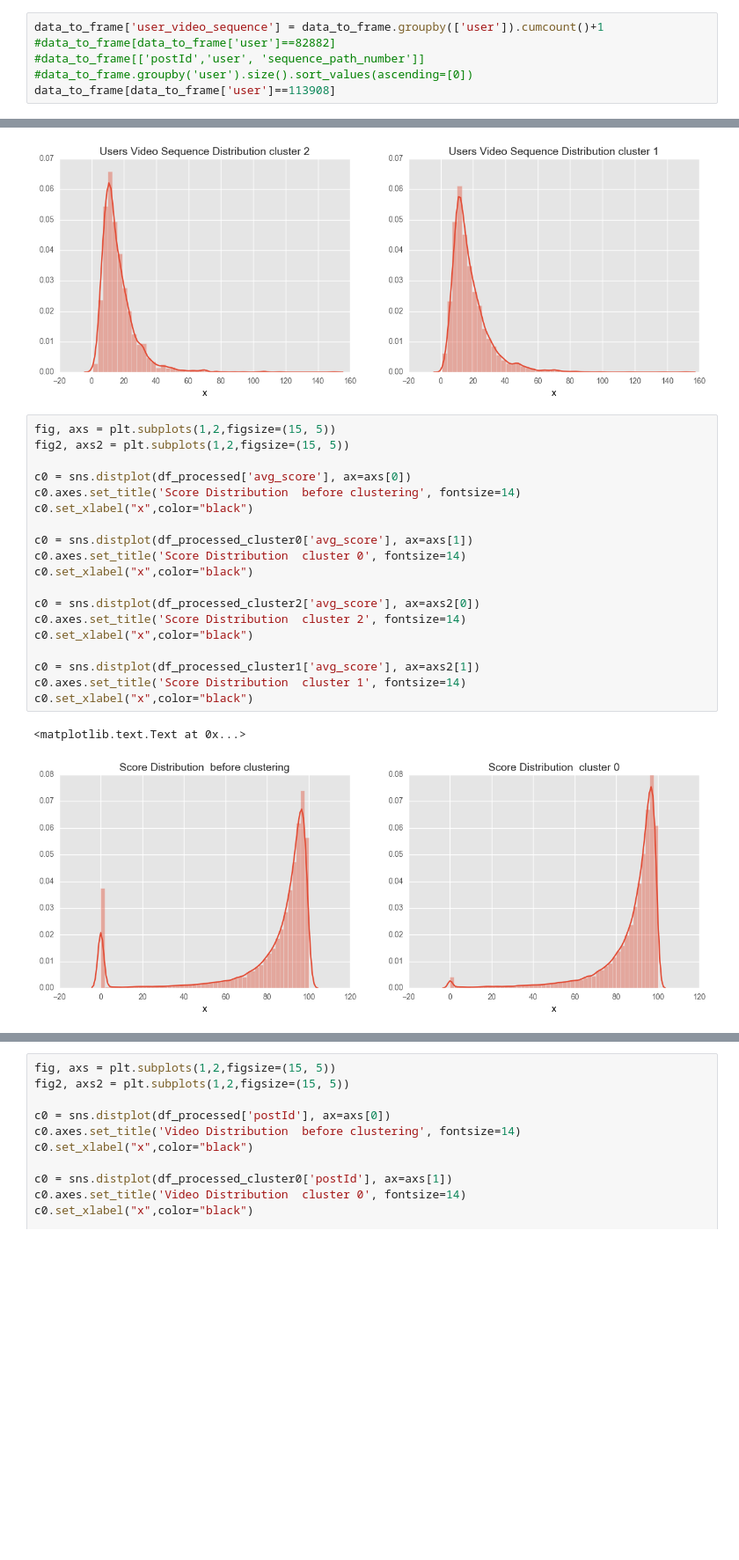
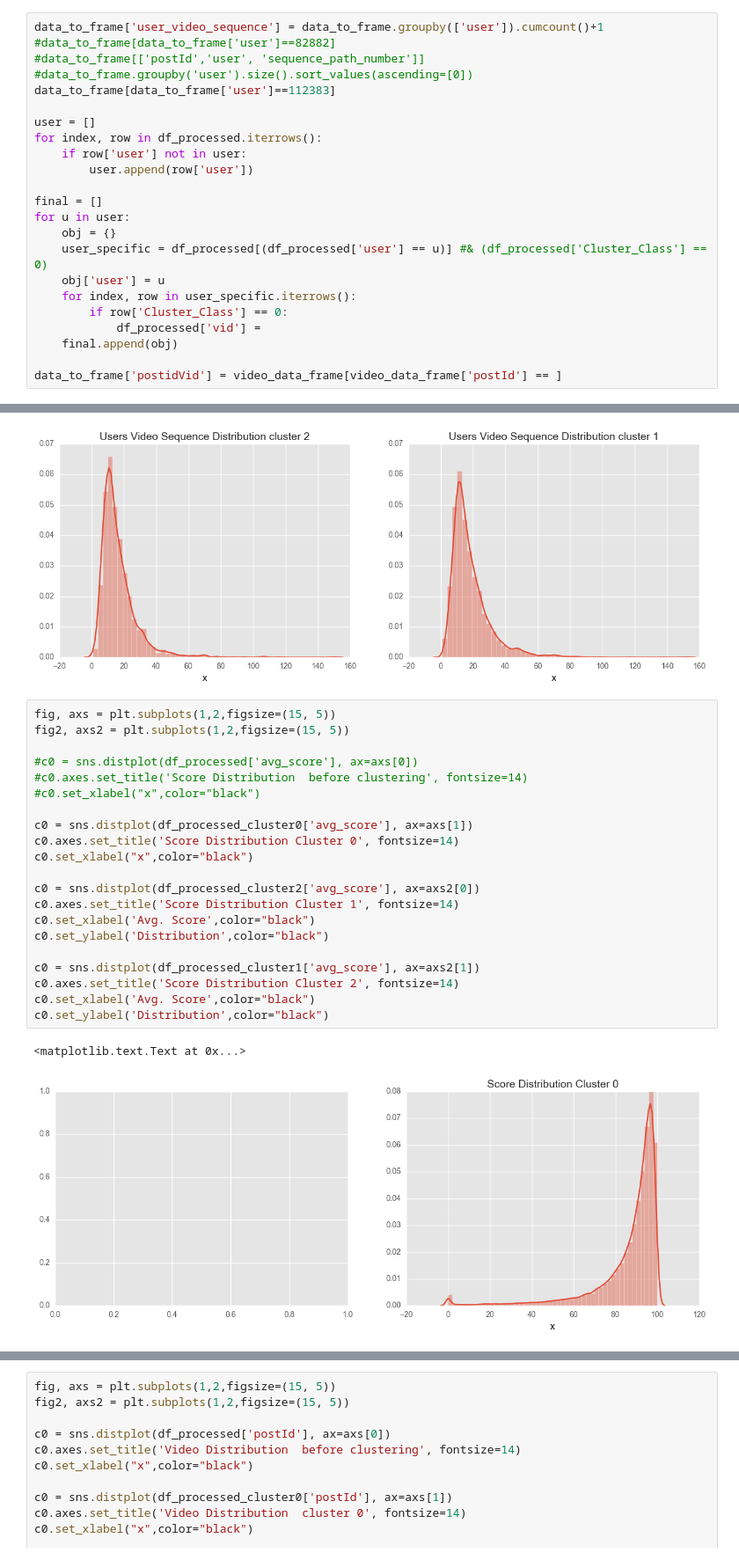
Before and after one commit to Hopenglish-Miners/data-exploration, a Jupyter notebook: jupyter-analysis/new_explorations.ipynb, the cells around one changed output, grey strips where cells are left out. Shown at 88% size. Drawn from its saved outputs; the diff is of its cells as text; blank space fills up the shorter version.

```diff
--- a/jupyter-analysis/new_explorations.ipynb
+++ b/jupyter-analysis/new_explorations.ipynb
@@ -43,6 +130,23 @@ data_to_frame['user_video_sequence'] = data_to_frame.groupby(['user']).cumcount(
 #data_to_frame[data_to_frame['user']==82882]
 #data_to_frame[['postId','user', 'sequence_path_number']]
 #data_to_frame.groupby('user').size().sort_values(ascending=[0])
-data_to_frame[data_to_frame['user']==113908]
+data_to_frame[data_to_frame['user']==112383]
+
+user = []
+for index, row in df_processed.iterrows():
+    if row['user'] not in user:
+        user.append(row['user'])
+
+final = []
+for u in user:
+    obj = {}
+    user_specific = df_processed[(df_processed['user'] == u)] #& (df_processed['Cluster_Class'] == 0)
+    obj['user'] = u
+    for index, row in user_specific.iterrows():
+        if row['Cluster_Class'] == 0:
+            df_processed['vid'] =
+    final.append(obj)
+
+data_to_frame['postidVid'] = video_data_frame[video_data_frame['postId'] == ]
 # %% [output]
 |  | avg_incomplete | avg_score | avg_words_saved | num_words_saved | postId | user | video_vocab_count | ... |
@@ -316,22 +466,24 @@ c0.set_xlabel("x",color="black")
 # %%
 fig, axs = plt.subplots(1,2,figsize=(15, 5))
 fig2, axs2 = plt.subplots(1,2,figsize=(15, 5))
 
-c0 = sns.distplot(df_processed['avg_score'], ax=axs[0])
-c0.axes.set_title('Score Distribution  before clustering', fontsize=14)
-c0.set_xlabel("x",color="black")
+#c0 = sns.distplot(df_processed['avg_score'], ax=axs[0])
+#c0.axes.set_title('Score Distribution  before clustering', fontsize=14)
+#c0.set_xlabel("x",color="black")
 
 c0 = sns.distplot(df_processed_cluster0['avg_score'], ax=axs[1])
-c0.axes.set_title('Score Distribution  cluster 0', fontsize=14)
+c0.axes.set_title('Score Distribution Cluster 0', fontsize=14)
 c0.set_xlabel("x",color="black")
 
 c0 = sns.distplot(df_processed_cluster2['avg_score'], ax=axs2[0])
-c0.axes.set_title('Score Distribution  cluster 2', fontsize=14)
-c0.set_xlabel("x",color="black")
+c0.axes.set_title('Score Distribution Cluster 1', fontsize=14)
+c0.set_xlabel('Avg. Score',color="black")
+c0.set_ylabel('Distribution',color="black")
 
 c0 = sns.distplot(df_processed_cluster1['avg_score'], ax=axs2[1])
-c0.axes.set_title('Score Distribution  cluster 1', fontsize=14)
-c0.set_xlabel("x",color="black")
+c0.axes.set_title('Score Distribution Cluster 2', fontsize=14)
+c0.set_xlabel('Avg. Score',color="black")
+c0.set_ylabel('Distribution',color="black")
 # %% [output]
 <matplotlib.text.Text at 0x...>
-[figure, old version]
+[figure, new version]
```
Also changed, not shown: parts of 12 cells of this notebook, 3 other files.
